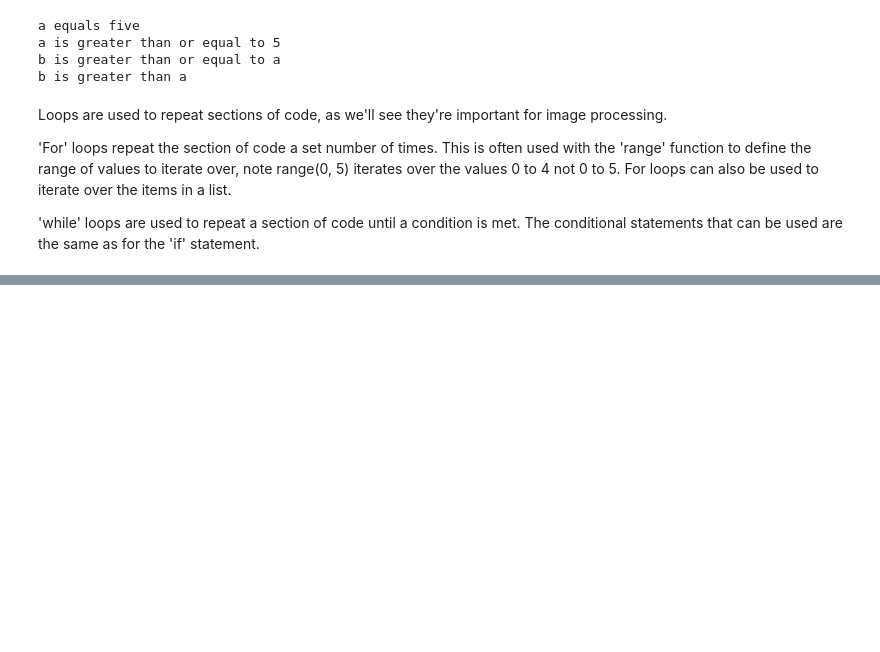
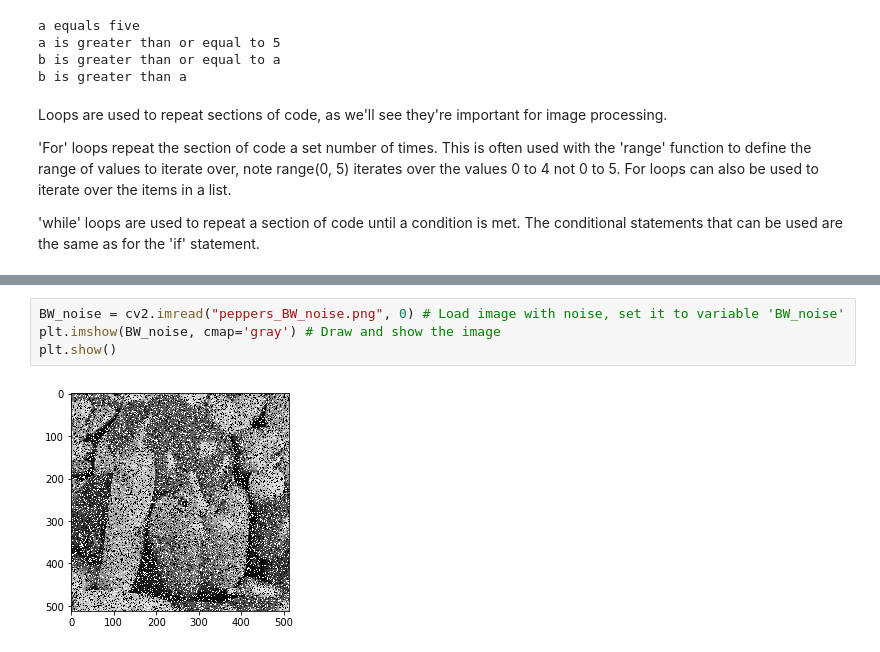
Before and after one commit to Jmale14/Computer-Vision-Tutorial, a Jupyter notebook: Computer Vision Intro.ipynb, the cells around one changed output, grey strips where cells are left out. Saved outputs shown, nothing was run; the diff lists cells and outputs as text; blank space fills up the shorter version.

```diff
--- a/Computer Vision Intro.ipynb
+++ b/Computer Vision Intro.ipynb
@@ -148,0 +224,6 @@ World
+# %%
+BW_noise = cv2.imread("peppers_BW_noise.png", 0) # Load image with noise, set it to variable 'BW_noise'
+plt.imshow(BW_noise, cmap='gray') # Draw and show the image
+plt.show()
+# %% [output]
+[figure, added]
```
Also changed, not shown: parts of 24 cells of this notebook, 16 other files.
